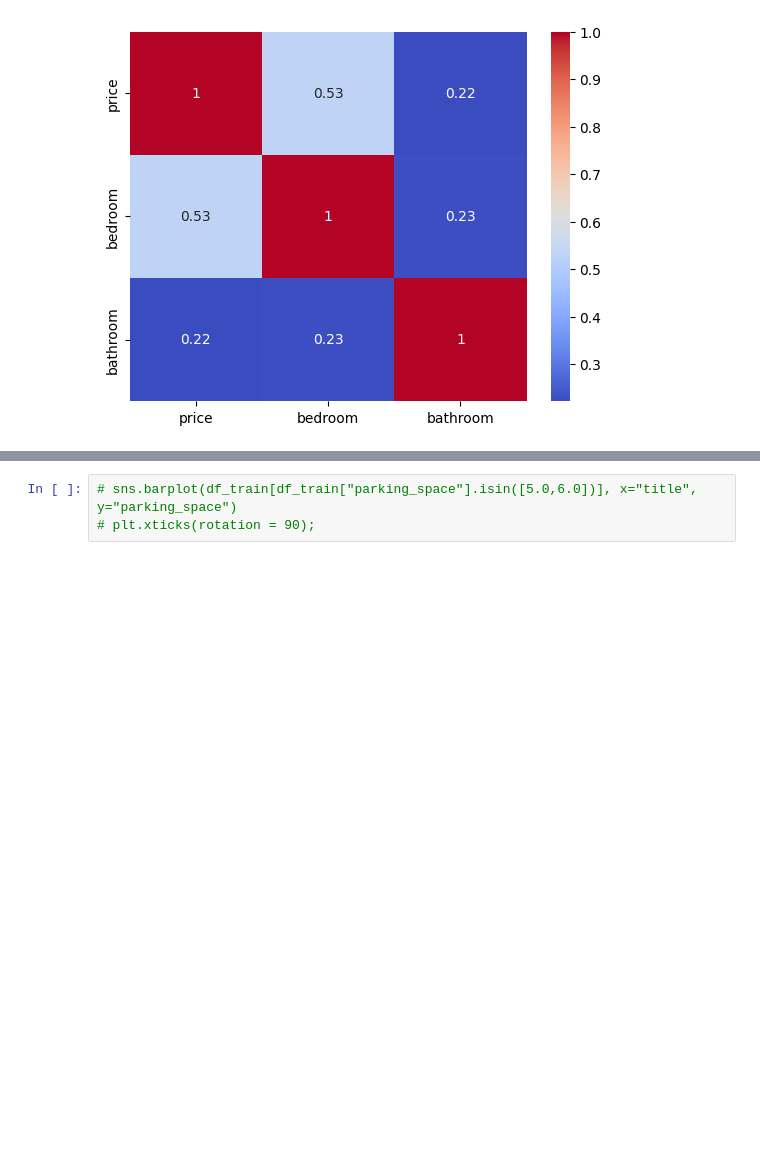
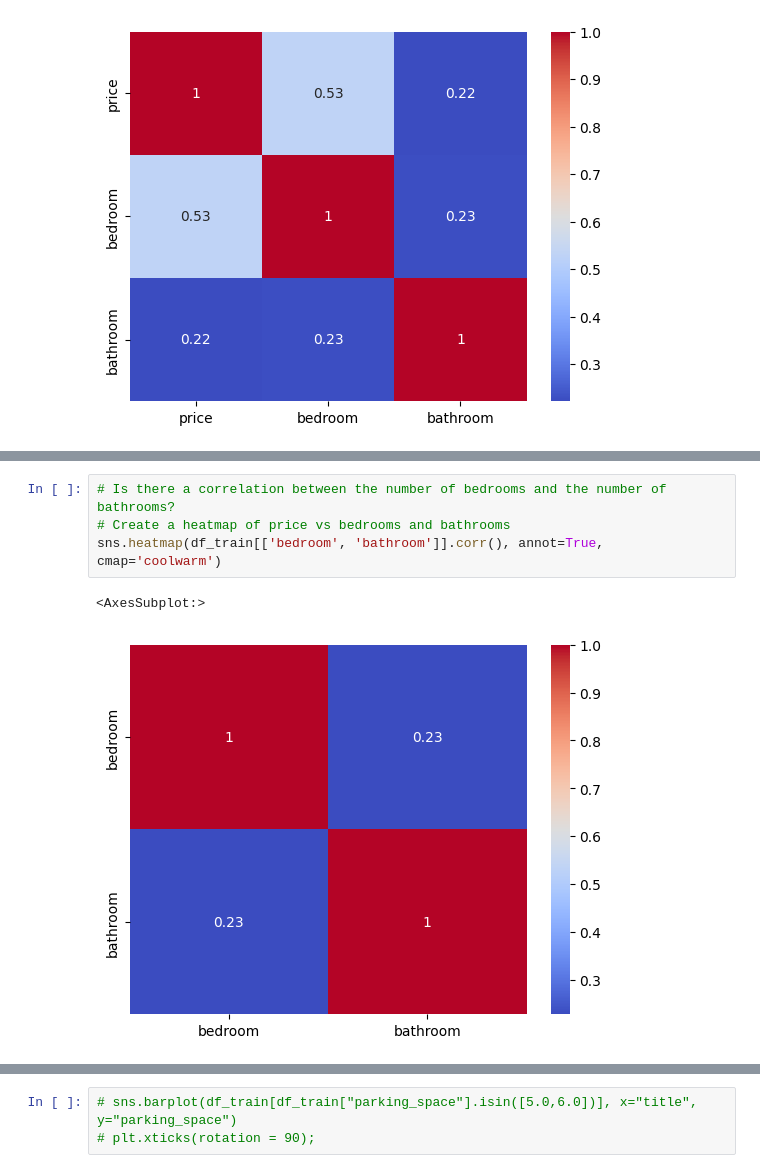
Before and after one commit to veronicaeyo/house_price_prediction, a Jupyter notebook: house_prediction.ipynb, the cells around one changed output, grey strips where cells are left out. Drawn from its saved outputs; the diff is of its cells as text; blank space fills up the shorter version.

```diff
--- a/house_prediction.ipynb
+++ b/house_prediction.ipynb
@@ -246,0 +290,7 @@ sns.heatmap(df_train[['price', 'bedroom', 'bathroom']].corr(), annot=True, cmap=
+# %%
+# Is there a correlation between the number of bedrooms and the number of bathrooms?
+# Create a heatmap of price vs bedrooms and bathrooms
+sns.heatmap(df_train[['bedroom', 'bathroom']].corr(), annot=True, cmap='coolwarm')
+# %% [output]
+<AxesSubplot:>
+[figure, added]
```
Also changed, not shown: parts of 8 cells of this notebook.
